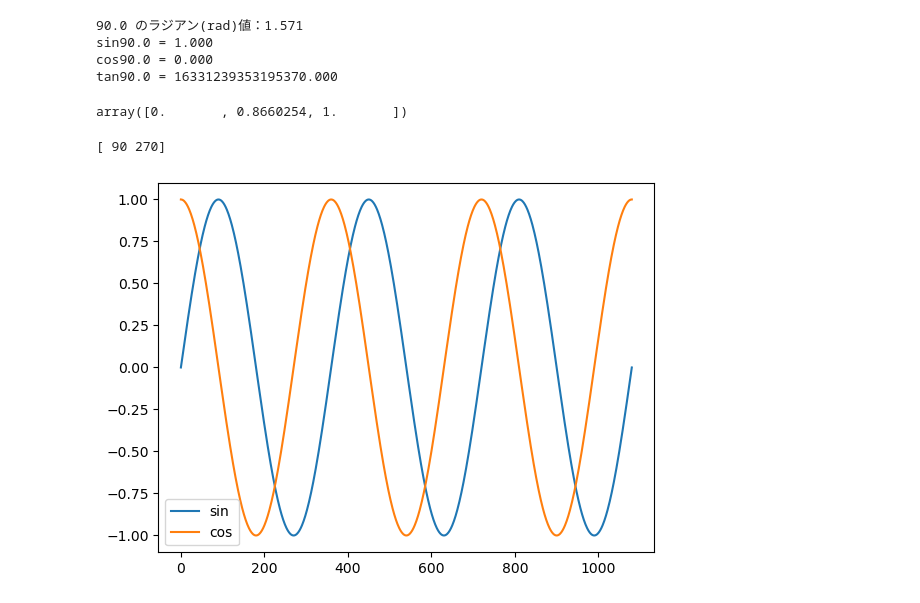
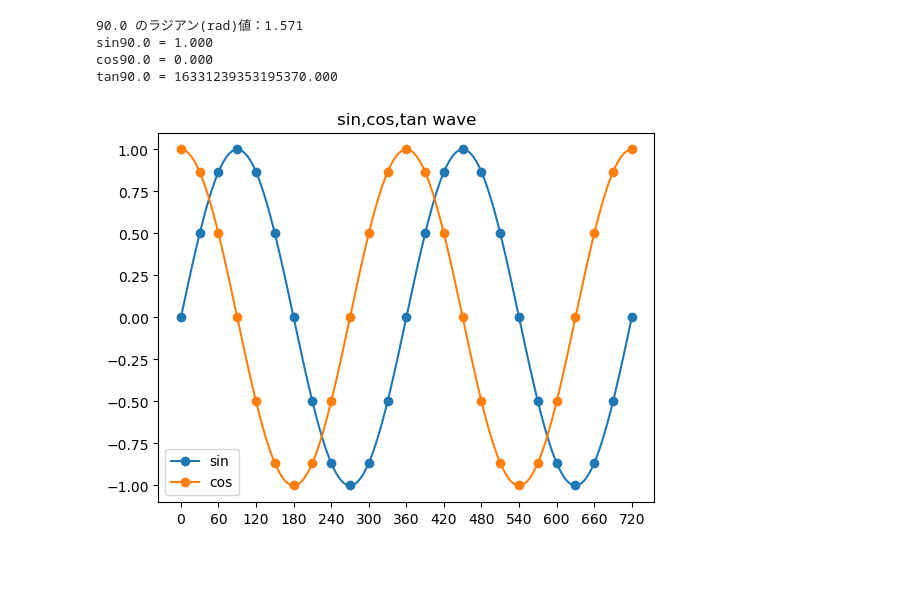
Before and after one commit to zilconia/VS_FreeCraft, a Jupyter notebook: Python/TF/sin_cos_tan.ipynb, the cells around one changed output. Saved outputs shown, nothing was run; the diff lists cells and outputs as text; code cells hidden in the pictures; blank space fills up the shorter version.

```diff
--- a/Python/TF/sin_cos_tan.ipynb
+++ b/Python/TF/sin_cos_tan.ipynb
@@ -18,44 +18,34 @@ print(f"tan{theta} = {np.tan(r):.3f}") # 有効桁数3桁でtan値を表示
 sin90.0 = 1.000
 cos90.0 = 0.000
 tan90.0 = 16331239353195370.000
-# %%
-a = [0,60,90]
-np.sin(np.radians(a))
-# %% [output]
-array([0.       , 0.8660254, 1.       ])
-# %%
-# n = [t for t in deg if t / 90 % 2 == 1]
-# print(n)
-
-print(np.where(deg / 90 % 2 == 1)[0])
-# %% [output]
-[ 90 270]
 # %%
 # グラフ出力サンプル
 import numpy as np
 import matplotlib.pyplot as plt
 
 # 波形の周期
-n = 3
+n = 2
 
 deg = np.array([i for i in range(360*n + 1)])
 rad = np.radians(deg)
 
-t_rad = [r for r in rad]
+t_rad = [r for r in rad] # tan波の計算用にrad値をコピー
 for i in np.where(deg / 90 % 2 == 1)[0]:
     t_rad[i] = np.nan
 
-sin = np.sin(rad)
-cos = np.cos(rad)
-tan = np.tan(t_rad)
+sin = np.sin(rad) # sin波の計算
+cos = np.cos(rad) # cos波の計算
+tan = np.tan(t_rad) # tan波の計算
 
+plt.plot(deg,sin,marker="o",markevery=30,label="sin") # sin波の表示
+plt.plot(deg,cos,marker="o",markevery=30,label="cos") # cos波の表示
+# plt.plot(deg,tan,label="tan") # tan波の表示
 
+plt.title("sin,cos,tan wave") # グラフタイトル
 
-plt.plot(deg,sin,label="sin")
-plt.plot(deg,cos,label="cos")
-# plt.plot(deg,tan,label="tan")
-plt.legend()
+plt.xticks([i for i in range(0,360*n + 1,30*n)]) # x軸の目盛りを30*n度ごとに設定
+plt.legend() # 凡例の表示
 
-plt.show()
+plt.show() # グラフの表示
 # %% [output]
-[figure, old version]
+[figure, new version]
```
